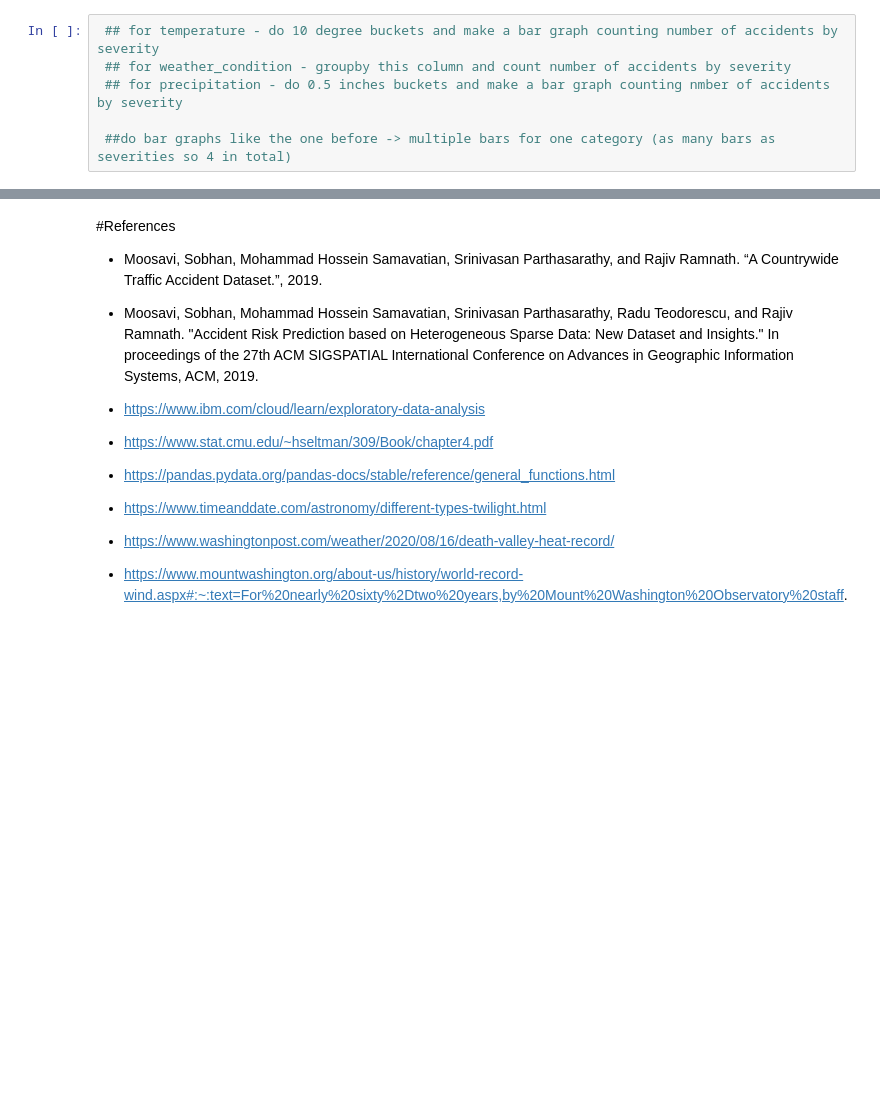
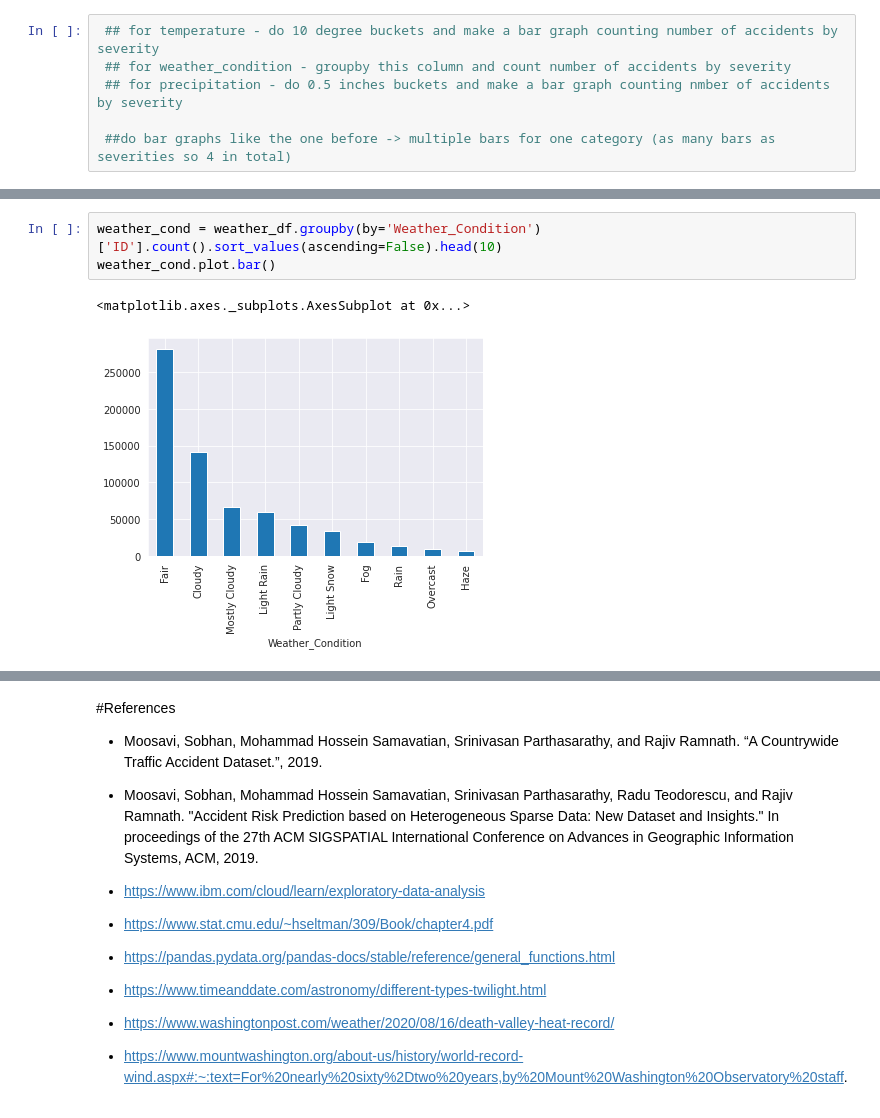
Before and after one commit to lodi-m/US-Traffic-Accidents-Analysis, a Jupyter notebook: EDA_us_accidents.ipynb, the cells around one changed output, grey strips where cells are left out. Drawn from its saved outputs; the diff is of its cells as text; blank space fills up the shorter version.

```diff
--- a/EDA_us_accidents.ipynb
+++ b/EDA_us_accidents.ipynb
@@ -431,0 +440,6 @@ weather_df.groupby(by=['temp_bins', 'Severity']).size().unstack(fill_value=0).pl
+# %%
+weather_cond = weather_df.groupby(by='Weather_Condition')['ID'].count().sort_values(ascending=False).head(10)
+weather_cond.plot.bar()
+# %% [output]
+<matplotlib.axes._subplots.AxesSubplot at 0x...>
+[figure, added]
```
Also changed, not shown: parts of 20 cells of this notebook.
